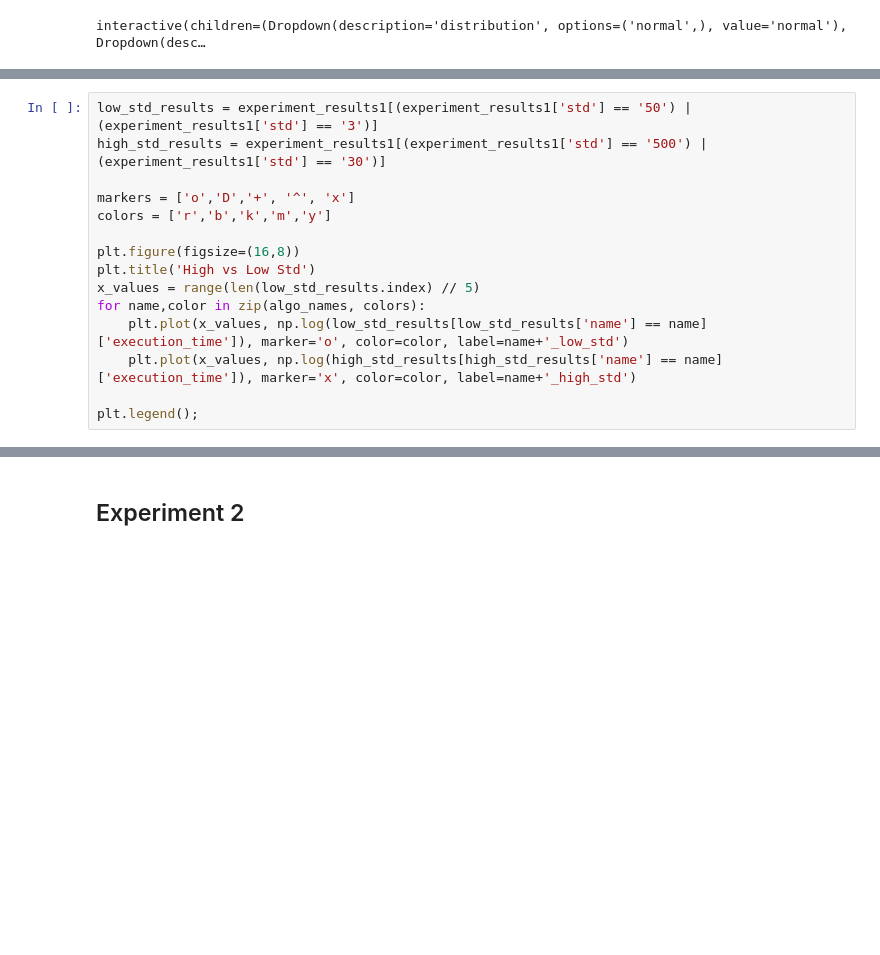
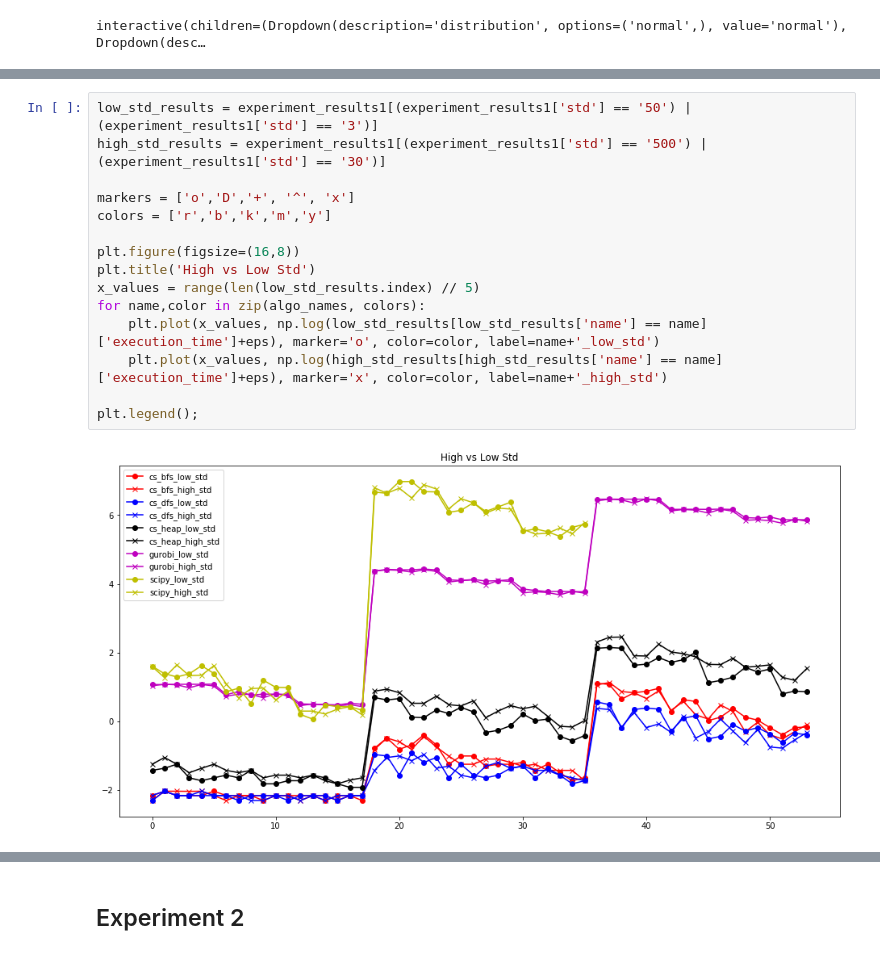
Before and after one commit to rizaozcelik/capacity-scaling, a Jupyter notebook: TermProject.ipynb, the cells around one changed output, grey strips where cells are left out. Drawn from its saved outputs; the diff is of its cells as text; blank space fills up the shorter version.

```diff
--- a/TermProject.ipynb
+++ b/TermProject.ipynb
@@ -122,18 +106,20 @@ ValueError: x and y must have same first dimension, but have shapes (22,) and (2
 # %%
 low_std_results = experiment_results1[(experiment_results1['std'] == '50') | (experiment_results1['std'] == '3')]
 high_std_results = experiment_results1[(experiment_results1['std'] == '500') | (experiment_results1['std'] == '30')]
 
 markers = ['o','D','+', '^', 'x']
 colors = ['r','b','k','m','y']
 
 plt.figure(figsize=(16,8))
 plt.title('High vs Low Std')
 x_values = range(len(low_std_results.index) // 5)
 for name,color in zip(algo_names, colors):
-    plt.plot(x_values, np.log(low_std_results[low_std_results['name'] == name]['execution_time']), marker='o', color=color, label=name+'_low_std')
-    plt.plot(x_values, np.log(high_std_results[high_std_results['name'] == name]['execution_time']), marker='x', color=color, label=name+'_high_std')
+    plt.plot(x_values, np.log(low_std_results[low_std_results['name'] == name]['execution_time']+eps), marker='o', color=color, label=name+'_low_std')
+    plt.plot(x_values, np.log(high_std_results[high_std_results['name'] == name]['execution_time']+eps), marker='x', color=color, label=name+'_high_std')
 
 plt.legend();
+# %% [output]
+[figure, added]
 # %%
 left_skew_results = experiment_results1[experiment_results1['skewness'] == '10']
 zero_skew_results = experiment_results1[experiment_results1['skewness'] == '0' ]
```
Also changed, not shown: parts of 17 cells of this notebook, 7 other files.
